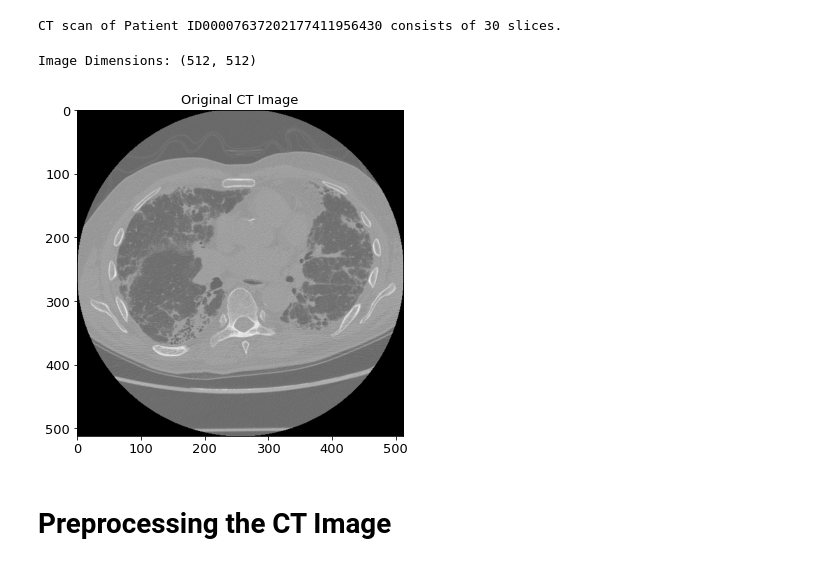
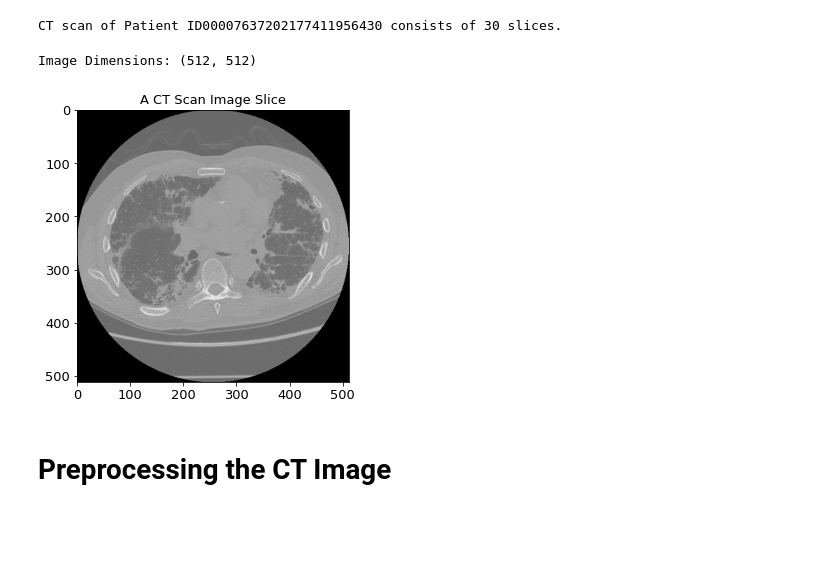
Before and after one commit to anushkahebbar/cardiac-segmentation, a Jupyter notebook: Rim et.al. Implementation.ipynb, the cells around one changed output. Drawn from its saved outputs; the diff is of its cells as text; code cells hidden in the pictures; blank space fills up the shorter version.

Commit message:
Preprocessing images

```diff
--- a/Rim et.al. Implementation.ipynb
+++ b/Rim et.al. Implementation.ipynb
@@ -23,7 +23,7 @@ plt.rc('ytick', labelsize=SMALL_FONT)    # fontsize of the tick labels
 plt.rc('legend', fontsize=MEDIUM_FONT)    # legend fontsize
 plt.rc('figure', titlesize=LARGE_FONT)  # fontsize of the figure title
 
-plt.rcParams["figure.figsize"] = (12, 6)
+plt.rcParams["figure.figsize"] = (10, 5)
 # %%
 def readSortedSlices(path):
 
@@ -53,12 +53,12 @@ CT scan of Patient ID00007637202177411956430 consists of 30 slices.
 # %%
 # Select a sample slice to work with
 im = readImg('sample-dataset/ID00007637202177411956430_16.jpg')
-plt.title('Original CT Image')
+plt.title('A CT Scan Image Slice')
 plt.imshow(im, cmap='gray')
 print('Image Dimensions:', im.shape)
 # %% [output]
 Image Dimensions: (512, 512)
-[figure, old version]
+[figure, new version]
 # %% [markdown]
 # Preprocessing the CT Image
 # %%
```
Also changed, not shown: parts of 4 cells of this notebook, 1 other file.
